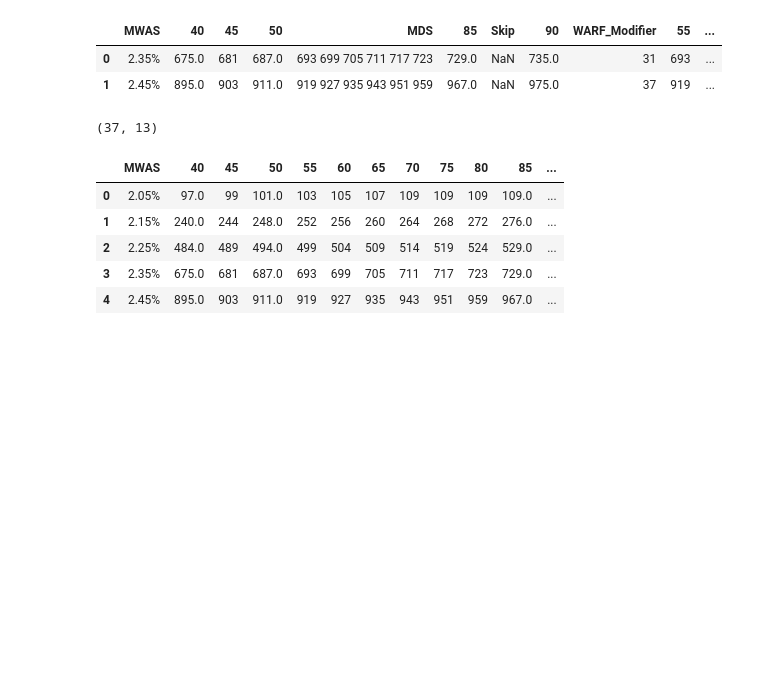
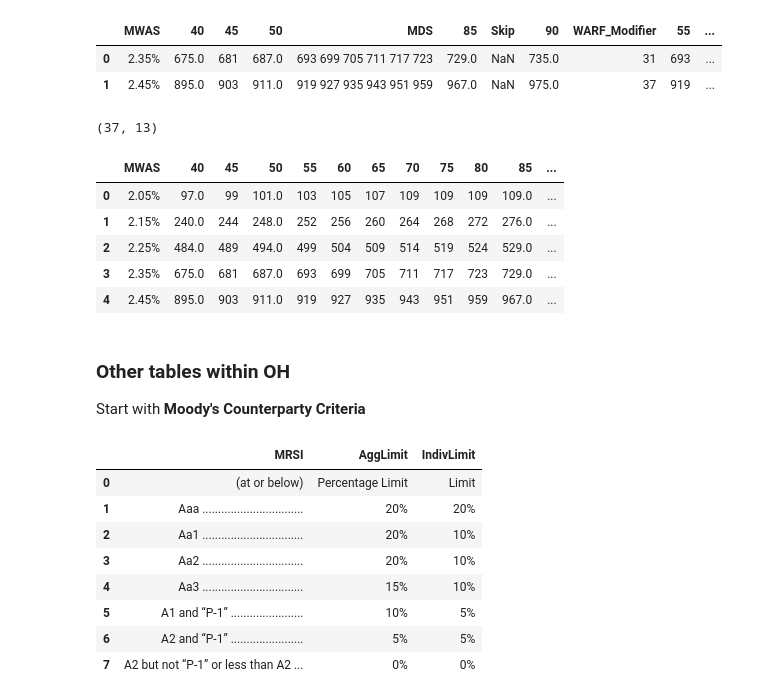
Before and after one commit to Nampai2Fire9/DS_Misc, a Jupyter notebook: Credit_DealDoc_Proc/PDF_Table_Proc.ipynb, the cells around one changed output. Cells and saved outputs as stored; diff of their text form; code cells hidden in the pictures; blank space fills up the shorter version.

```diff
--- a/Credit_DealDoc_Proc/PDF_Table_Proc.ipynb
+++ b/Credit_DealDoc_Proc/PDF_Table_Proc.ipynb
@@ -122,3 +122,21 @@ df_mindiv.head()
 | 2 | 2.25% | 484.0 | 489 | 494.0 | 499 | 504 | 509 | 514 | 519 | 524 | 529.0 | ... |
 | 3 | 2.35% | 675.0 | 681 | 687.0 | 693 | 699 | 705 | 711 | 717 | 723 | 729.0 | ... |
 | 4 | 2.45% | 895.0 | 903 | 911.0 | 919 | 927 | 935 | 943 | 951 | 959 | 967.0 | ... |
+# %% [markdown]
+### Other tables within OH
+Start with **Moody's Counterparty Criteria**
+# %%
+data = tabula.read_pdf('OHA XII Indenture.pdf',
+                       multiple_tables=True, pages=list(np.arange(45,85)))
+# %%
+data[0]
+# %% [output]
+|  | MRSI | AggLimit | IndivLimit |
+| 0 | (at or below) | Percentage Limit | Limit |
+| 1 | Aaa ................................ | 20% | 20% |
+| 2 | Aa1 ................................ | 20% | 10% |
+| 3 | Aa2 ................................ | 20% | 10% |
+| 4 | Aa3 ................................ | 15% | 10% |
+| 5 | A1 and “P-1” ....................... | 10% | 5% |
+| 6 | A2 and “P-1” ....................... | 5% | 5% |
+| 7 | A2 but not “P-1” or less than A2 ... | 0% | 0% |
```
Also changed, not shown: parts of 9 cells of this notebook, 3 other files.
